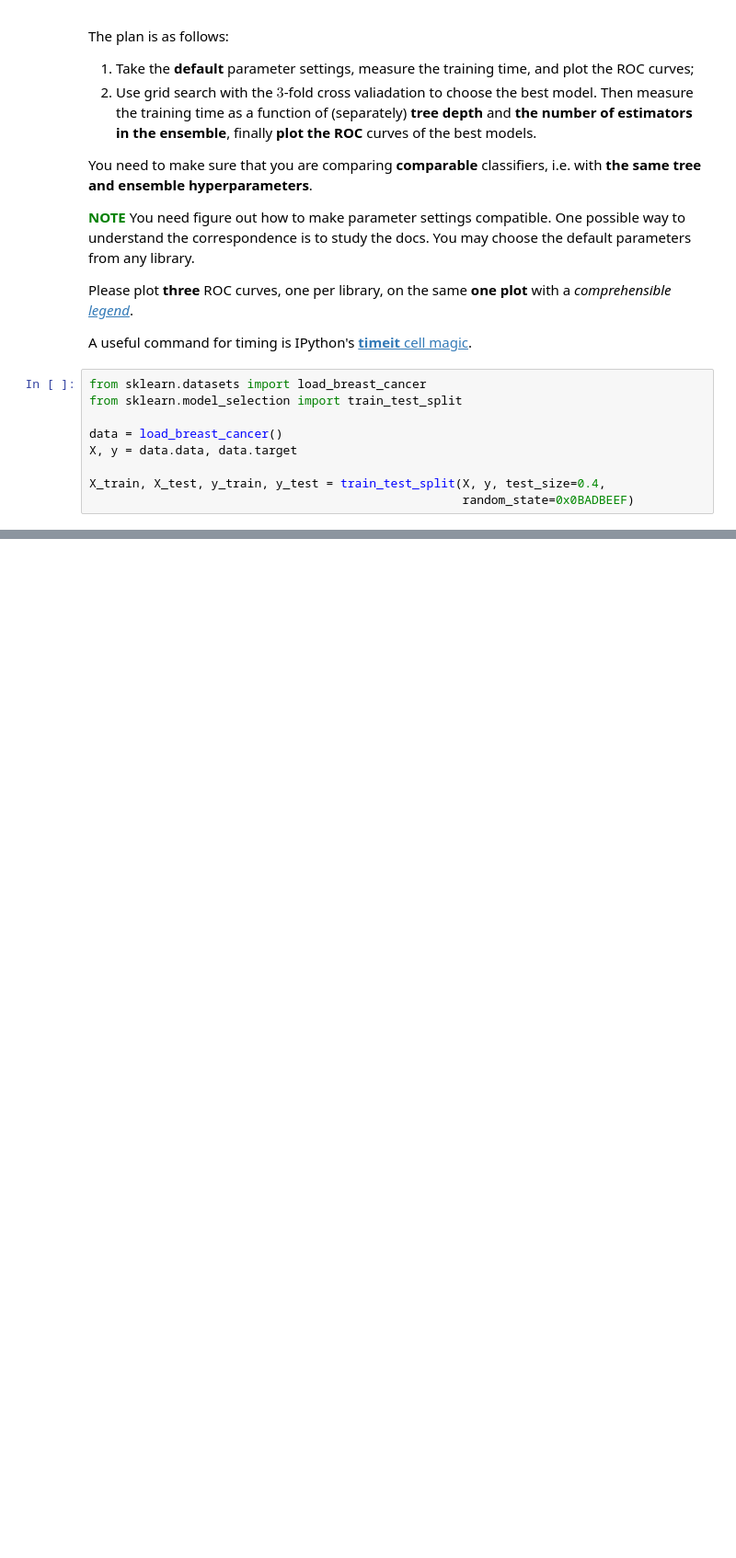
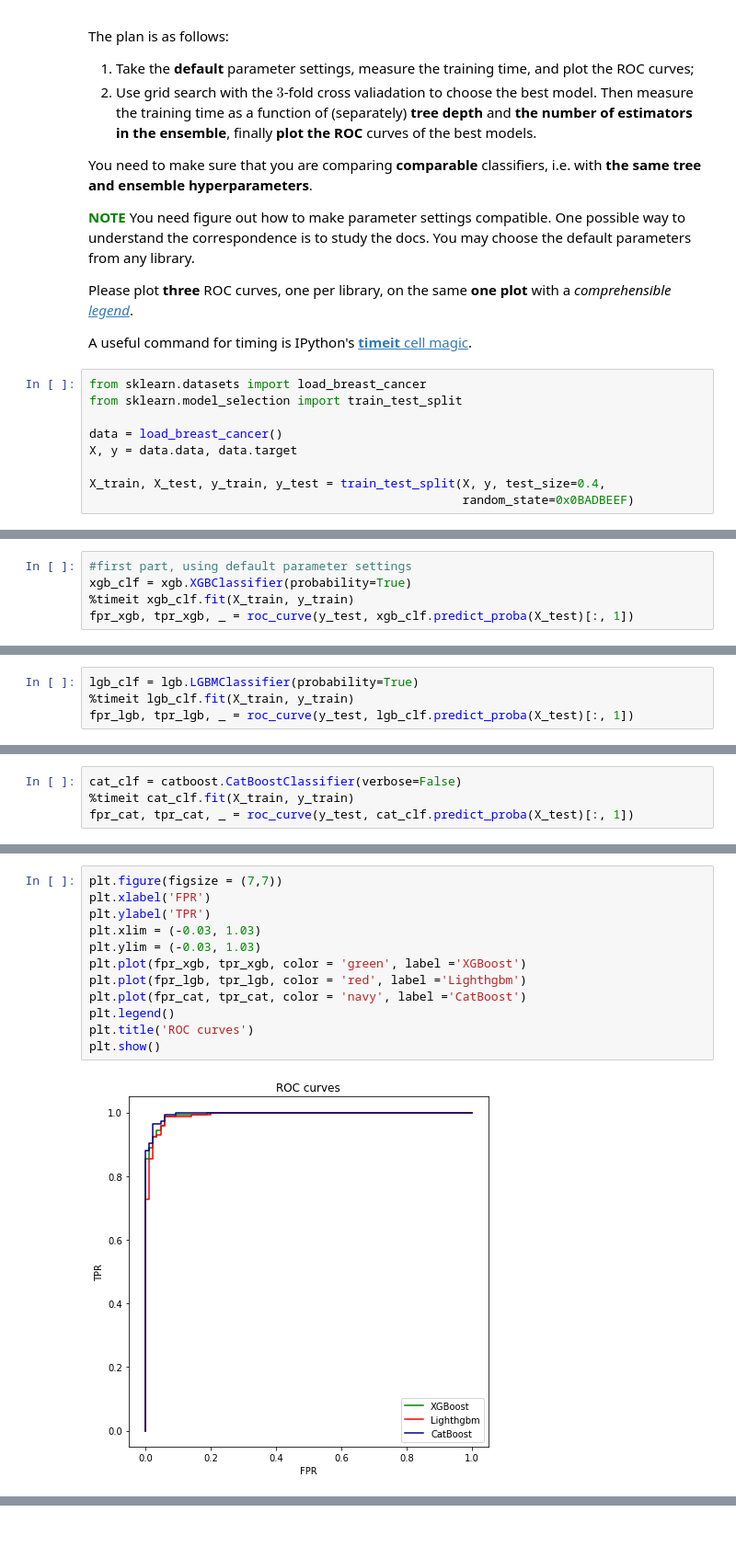
Before and after one commit to dzisandy/Machine-Learning, a Jupyter notebook: HW2/ML2019HW02-part2.ipynb, the cells around one changed output, grey strips where cells are left out. Shown: that part at 92% size. Drawn from its saved outputs; the diff is of its cells as text; blank space fills up the shorter version.

```diff
--- a/HW2/ML2019HW02-part2.ipynb
+++ b/HW2/ML2019HW02-part2.ipynb
@@ -523,0 +496,5 @@ X_train, X_test, y_train, y_test = train_test_split(X, y, test_size=0.4,
+# %%
+#first part, using default parameter settings
+xgb_clf = xgb.XGBClassifier(probability=True)
+%timeit xgb_clf.fit(X_train, y_train)
+fpr_xgb, tpr_xgb, _ = roc_curve(y_test, xgb_clf.predict_proba(X_test)[:, 1])
@@ -523,0 +503,4 @@ X_train, X_test, y_train, y_test = train_test_split(X, y, test_size=0.4,
+# %%
+lgb_clf = lgb.LGBMClassifier(probability=True)
+%timeit lgb_clf.fit(X_train, y_train)
+fpr_lgb, tpr_lgb, _ = roc_curve(y_test, lgb_clf.predict_proba(X_test)[:, 1])
@@ -523,0 +509,4 @@ X_train, X_test, y_train, y_test = train_test_split(X, y, test_size=0.4,
+# %%
+cat_clf = catboost.CatBoostClassifier(verbose=False)
+%timeit cat_clf.fit(X_train, y_train)
+fpr_cat, tpr_cat, _ = roc_curve(y_test, cat_clf.predict_proba(X_test)[:, 1])
@@ -523,0 +515,14 @@ X_train, X_test, y_train, y_test = train_test_split(X, y, test_size=0.4,
+# %%
+plt.figure(figsize = (7,7))
+plt.xlabel('FPR')
+plt.ylabel('TPR')
+plt.xlim = (-0.03, 1.03)
+plt.ylim = (-0.03, 1.03)
+plt.plot(fpr_xgb, tpr_xgb, color = 'green', label ='XGBoost')
+plt.plot(fpr_lgb, tpr_lgb, color = 'red', label ='Lighthgbm')
+plt.plot(fpr_cat, tpr_cat, color = 'navy', label ='CatBoost')
+plt.legend()
+plt.title('ROC curves')
+plt.show()
+# %% [output]
+[figure, added]
```
Also changed, not shown: parts of 19 cells of this notebook, 41 other files.
